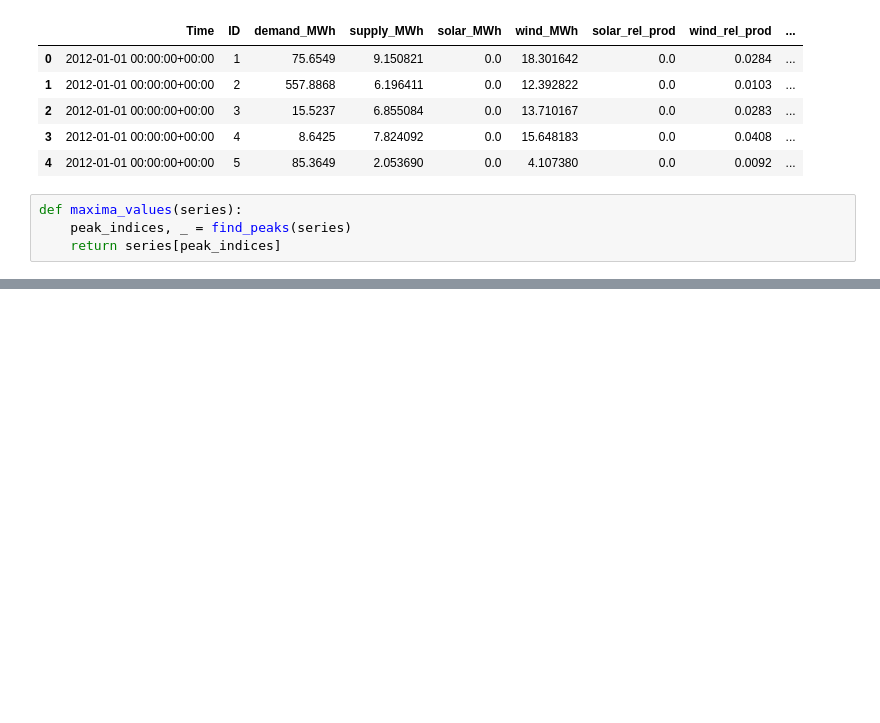
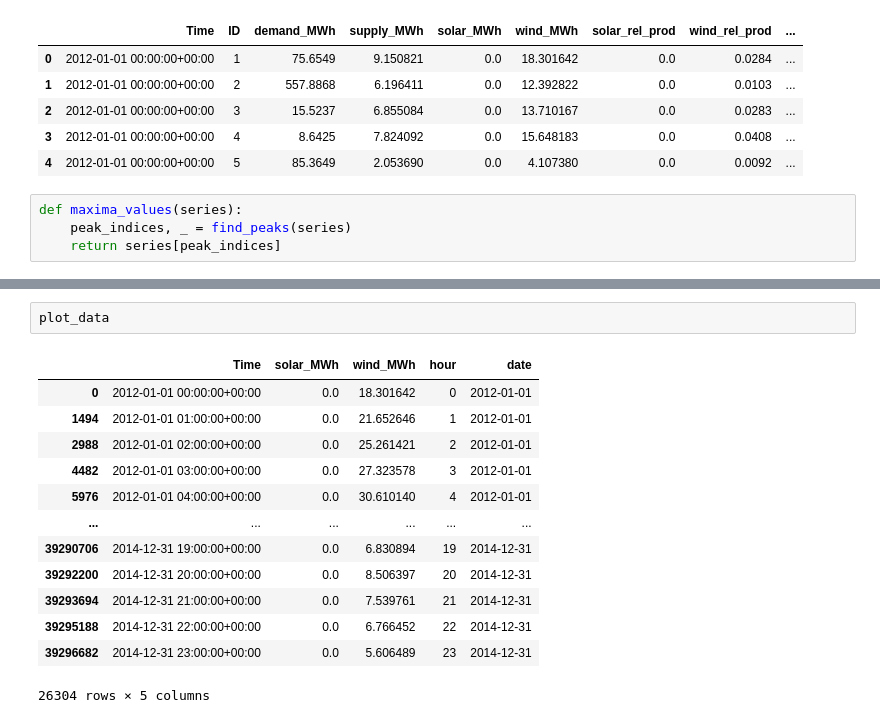
Before and after one commit to PatrickhCahill/jamboree2026, a Jupyter notebook: read-data.ipynb, the cells around one changed output, grey strips where cells are left out. Saved outputs shown, nothing was run; the diff lists cells and outputs as text; blank space fills up the shorter version.

```diff
--- a/read-data.ipynb
+++ b/read-data.ipynb
@@ -52,0 +87,16 @@ Series([], Name: demand_MWh, dtype: float64)
+# %%
+plot_data
+# %% [output]
+|  | Time | solar_MWh | wind_MWh | hour | date |
+| 0 | 2012-01-01 00:00:00+00:00 | 0.0 | 18.301642 | 0 | 2012-01-01 |
+| 1494 | 2012-01-01 01:00:00+00:00 | 0.0 | 21.652646 | 1 | 2012-01-01 |
+| 2988 | 2012-01-01 02:00:00+00:00 | 0.0 | 25.261421 | 2 | 2012-01-01 |
+| 4482 | 2012-01-01 03:00:00+00:00 | 0.0 | 27.323578 | 3 | 2012-01-01 |
+| 5976 | 2012-01-01 04:00:00+00:00 | 0.0 | 30.610140 | 4 | 2012-01-01 |
+| ... | ... | ... | ... | ... | ... |
+| 39290706 | 2014-12-31 19:00:00+00:00 | 0.0 | 6.830894 | 19 | 2014-12-31 |
+| 39292200 | 2014-12-31 20:00:00+00:00 | 0.0 | 8.506397 | 20 | 2014-12-31 |
+| 39293694 | 2014-12-31 21:00:00+00:00 | 0.0 | 7.539761 | 21 | 2014-12-31 |
+| 39295188 | 2014-12-31 22:00:00+00:00 | 0.0 | 6.766452 | 22 | 2014-12-31 |
+| 39296682 | 2014-12-31 23:00:00+00:00 | 0.0 | 5.606489 | 23 | 2014-12-31 |
+26304 rows × 5 columns
```
Also changed, not shown: parts of 18 cells of this notebook, 1 other file.
